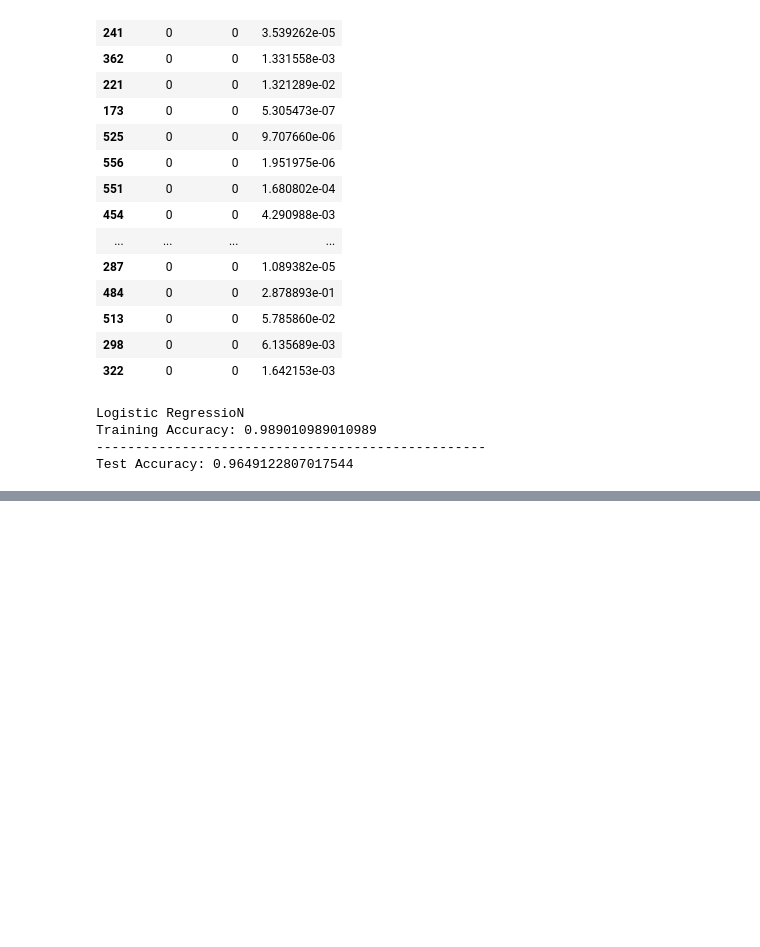
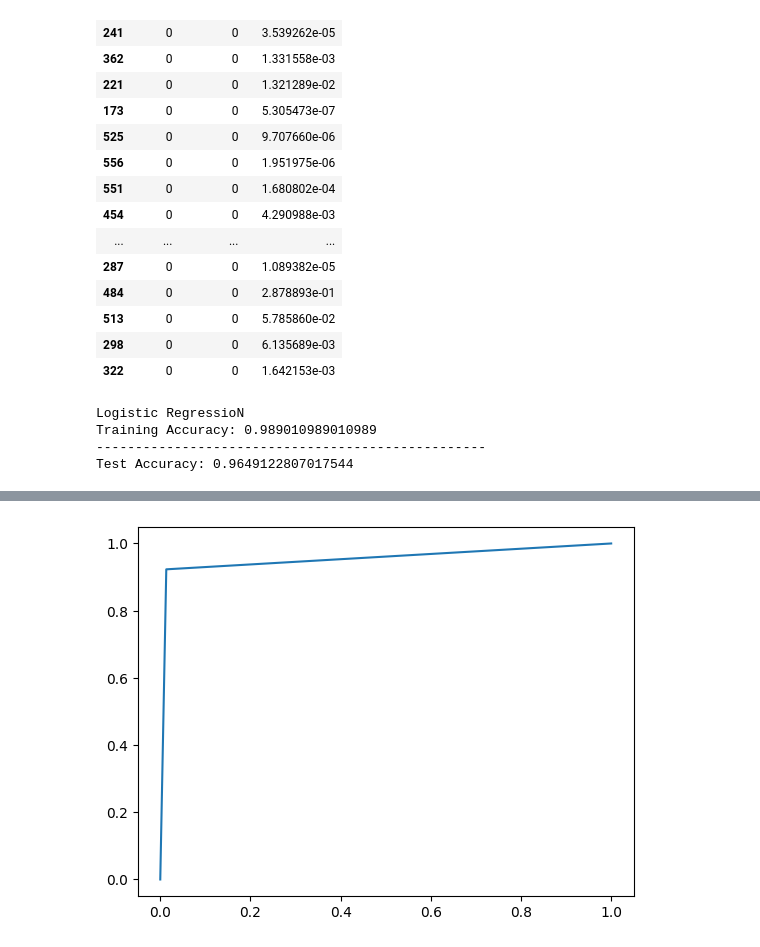
Before and after one commit to tahaSawan/AI-Engineering-Masterclass, a Jupyter notebook: 4-Machine Learning with Python/Live Classes/Lec7_Classification.ipynb, the cells around one changed output, grey strips where cells are left out. Drawn from its saved outputs; the diff is of its cells as text; code cells hidden in the pictures; blank space fills up the shorter version.

```diff
--- a/4-Machine Learning with Python/Live Classes/Lec7_Classification.ipynb
+++ b/4-Machine Learning with Python/Live Classes/Lec7_Classification.ipynb
@@ -182,0 +230,9 @@ Test Accuracy: 0.9649122807017544
+# %%
+# plot a Roc Curve
+fpr,tpr,threshold=roc_curve(y_test,y_test_pred_log_reg)
+roc_auc=auc(fpr,tpr)
+
+plt.plot(fpr,tpr)
+plt.show()
+# %% [output]
+[figure, added]
```
Also changed, not shown: parts of 11 cells of this notebook, 3 other files.
